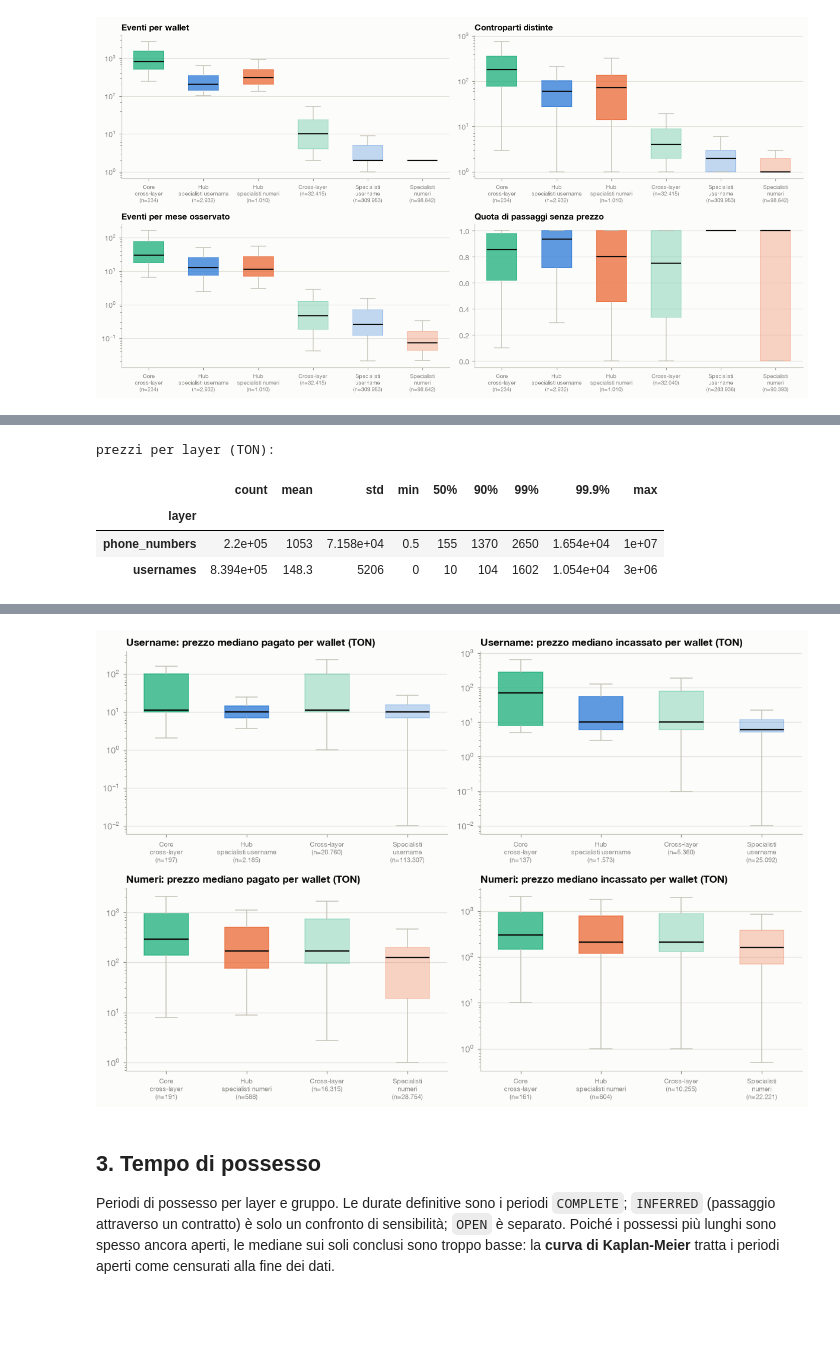
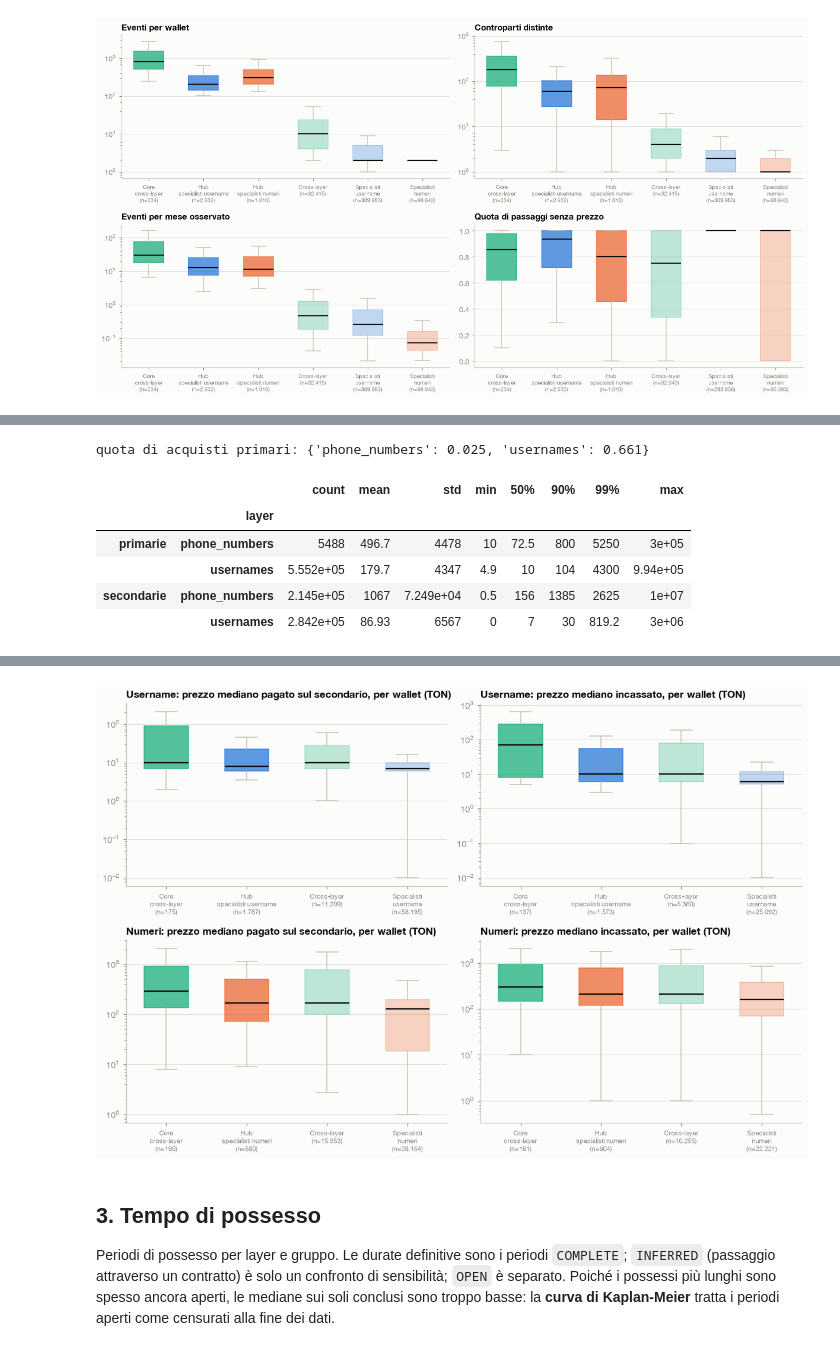
Before and after one commit to Cesare0356/CNA, a Jupyter notebook: fase_e_comportamento.ipynb, the cells around one changed output, grey strips where cells are left out. Cells and saved outputs as stored; diff of their text form; code cells hidden in the pictures; blank space fills up the shorter version.

```diff
--- a/fase_e_comportamento.ipynb
+++ b/fase_e_comportamento.ipynb
@@ -138,14 +142,26 @@ Prezzi delle azioni classificate come acquisti, confrontati **dentro ogni layer*
 # %%
 vendite = EV[EV.is_purchase & EV.price_ton.notna()]
-soglia = vendite.groupby('layer').price_ton.quantile(0.999)
-print('prezzi per layer (TON):')
-display(vendite.groupby('layer').price_ton.describe(percentiles=[.5, .9, .99, .999]))
+secondarie = vendite[vendite.tipo_riga == 'A -> B']
+primarie = vendite[vendite.tipo_riga == 'NULL -> A']
+soglia = secondarie.groupby('layer').price_ton.quantile(0.999)
+print('quota di acquisti primari:', (vendite.tipo_riga == 'NULL -> A').groupby(vendite.layer).mean().round(3).to_dict())
+display(pd.concat({'primarie': primarie.groupby('layer').price_ton.describe(percentiles=[.5, .9, .99]),
+                   'secondarie': secondarie.groupby('layer').price_ton.describe(percentiles=[.5, .9, .99])}))
+
+# vendite con prezzi anomali: pochi casi che valgono gran parte del volume
+SOGLIA_ANOMALA = 1_000_000
+anomale = secondarie[secondarie.price_ton >= SOGLIA_ANOMALA]
+tab = anomale.groupby('layer').agg(vendite=('nft', 'size'), nft=('nft', 'nunique'), prima=('ts', 'min'), ultima=('ts', 'max'), volume=('price_ton', 'sum'))
+tab['quota del volume secondario'] = tab.volume / secondarie.groupby('layer').price_ton.sum()
+salva_tabella(tab, 'e_prezzi_anomali')
+display(tab)
 
 def per_layer(l):
-    v = vendite[vendite.layer == l]
+    sec, pri = secondarie[secondarie.layer == l], primarie[primarie.layer == l]
     t = WL[WL.layer == l].set_index('wallet')[['n_eventi', 'n_acquisti', 'n_vendite', 'volume_acquisti', 'volume_vendite']].copy()
-    t['prezzo_pagato'] = v.groupby('dst').price_ton.median()
-    t['prezzo_incassato'] = v[v.tipo_riga == 'A -> B'].groupby('src').price_ton.median()
+    t['prezzo_pagato'] = sec.groupby('dst').price_ton.median()
+    t['prezzo_incassato'] = sec.groupby('src').price_ton.median()
+    t['prezzo_primario'] = pri.groupby('dst').price_ton.median()
     t['gruppo'] = gruppo.reindex(t.index)
     return t
 
@@ -153,31 +169,35 @@ ECO = {l: per_layer(l) for l in LAYERS}
 GRUPPI_L = {l: ['Core cross-layer', f'Hub specialisti {NOME[l].lower()}', 'Cross-layer', f'Specialisti {NOME[l].lower()}'] for l in LAYERS}
 righe = []
 for l in LAYERS:
-    v = vendite[vendite.layer == l]
+    sec, pri = secondarie[secondarie.layer == l], primarie[primarie.layer == l]
     for g in GRUPPI_L[l]:
         t = ECO[l][ECO[l].gruppo == g]
         idx = t.index
-        comprate = v[v.dst.isin(idx)]
-        vendute = v[v.src.isin(idx)]
-        righe.append({'layer': NOME[l], 'gruppo': g, 'wallet': len(t), 'con almeno una vendita': int((t.n_vendite > 0).sum()),
-                      'prezzo pagato (mediana degli eventi)': comprate.price_ton.median(), 'prezzo incassato (mediana degli eventi)': vendute.price_ton.median(),
+        comprate, vendute, prime = sec[sec.dst.isin(idx)], sec[sec.src.isin(idx)], pri[pri.dst.isin(idx)]
+        righe.append({'layer': NOME[l], 'gruppo': g, 'wallet': len(t),
+                      'acquisti primari': len(prime), 'prezzo primario (mediana degli eventi)': prime.price_ton.median(),
+                      'acquisti secondari': len(comprate), 'prezzo pagato (mediana degli eventi)': comprate.price_ton.median(),
+                      'vendite': len(vendute), 'prezzo incassato (mediana degli eventi)': vendute.price_ton.median(),
+                      'wallet con prezzo pagato': int(t.prezzo_pagato.notna().sum()), 'prezzo pagato (mediana per wallet)': t.prezzo_pagato.median(),
+                      'wallet con prezzo incassato': int(t.prezzo_incassato.notna().sum()), 'prezzo incassato (mediana per wallet)': t.prezzo_incassato.median(),
                       'volume comprato (TON)': comprate.price_ton.sum(), 'volume comprato senza lo 0,1% più alto': comprate.loc[comprate.price_ton <= soglia[l], 'price_ton'].sum(),
-                      'quota del volume comprato del layer': comprate.price_ton.sum() / v.price_ton.sum(),
-                      'quota degli acquisti del layer': len(comprate) / len(v)})
+                      'quota degli acquisti secondari del layer': len(comprate) / len(sec)})
 tab = pd.DataFrame(righe).set_index(['layer', 'gruppo'])
 salva_tabella(tab, 'e_economia')
 display(leggibile(tab))
 
 fig, axes = plt.subplots(2, 2, figsize=(11, 7.4))
 for riga, l in zip(axes, LAYERS):
-    box_gruppi(riga[0], ECO[l], 'prezzo_pagato', GRUPPI_L[l], log=True, titolo=f'{NOME[l]}: prezzo mediano pagato per wallet (TON)')
-    box_gruppi(riga[1], ECO[l], 'prezzo_incassato', GRUPPI_L[l], log=True, titolo=f'{NOME[l]}: prezzo mediano incassato per wallet (TON)')
+    box_gruppi(riga[0], ECO[l], 'prezzo_pagato', GRUPPI_L[l], log=True, titolo=f'{NOME[l]}: prezzo mediano pagato sul secondario, per wallet (TON)')
+    box_gruppi(riga[1], ECO[l], 'prezzo_incassato', GRUPPI_L[l], log=True, titolo=f'{NOME[l]}: prezzo mediano incassato, per wallet (TON)')
 fig.tight_layout()
 salva_figura(fig, 'e_economia')
 plt.show()
 # %% [output]
-prezzi per layer (TON):
+quota di acquisti primari: {'phone_numbers': 0.025, 'usernames': 0.661}
-|  | count | mean | std | min | 50% | 90% | 99% | 99.9% | max |
-| layer |  |  |  |  |  |  |  |  |  |
-| phone_numbers | 2.2e+05 | 1053 | 7.158e+04 | 0.5 | 155 | 1370 | 2650 | 1.654e+04 | 1e+07 |
-| usernames | 8.394e+05 | 148.3 | 5206 | 0 | 10 | 104 | 1602 | 1.054e+04 | 3e+06 |
+|  |  | count | mean | std | min | 50% | 90% | 99% | max |
+|  | layer |  |  |  |  |  |  |  |  |
+| primarie | phone_numbers | 5488 | 496.7 | 4478 | 10 | 72.5 | 800 | 5250 | 3e+05 |
+|  | usernames | 5.552e+05 | 179.7 | 4347 | 4.9 | 10 | 104 | 4300 | 9.94e+05 |
+| secondarie | phone_numbers | 2.145e+05 | 1067 | 7.249e+04 | 0.5 | 156 | 1385 | 2625 | 1e+07 |
+|  | usernames | 2.842e+05 | 86.93 | 6567 | 0 | 7 | 30 | 819.2 | 3e+06 |
@@ -194,4 +218,4 @@ prezzi per layer (TON):
-[figure, old version]
+[figure, new version]
 # %% [markdown]
 ## 3. Tempo di possesso
 
```
Also changed, not shown: parts of 5 cells of this notebook, 6 other files.
